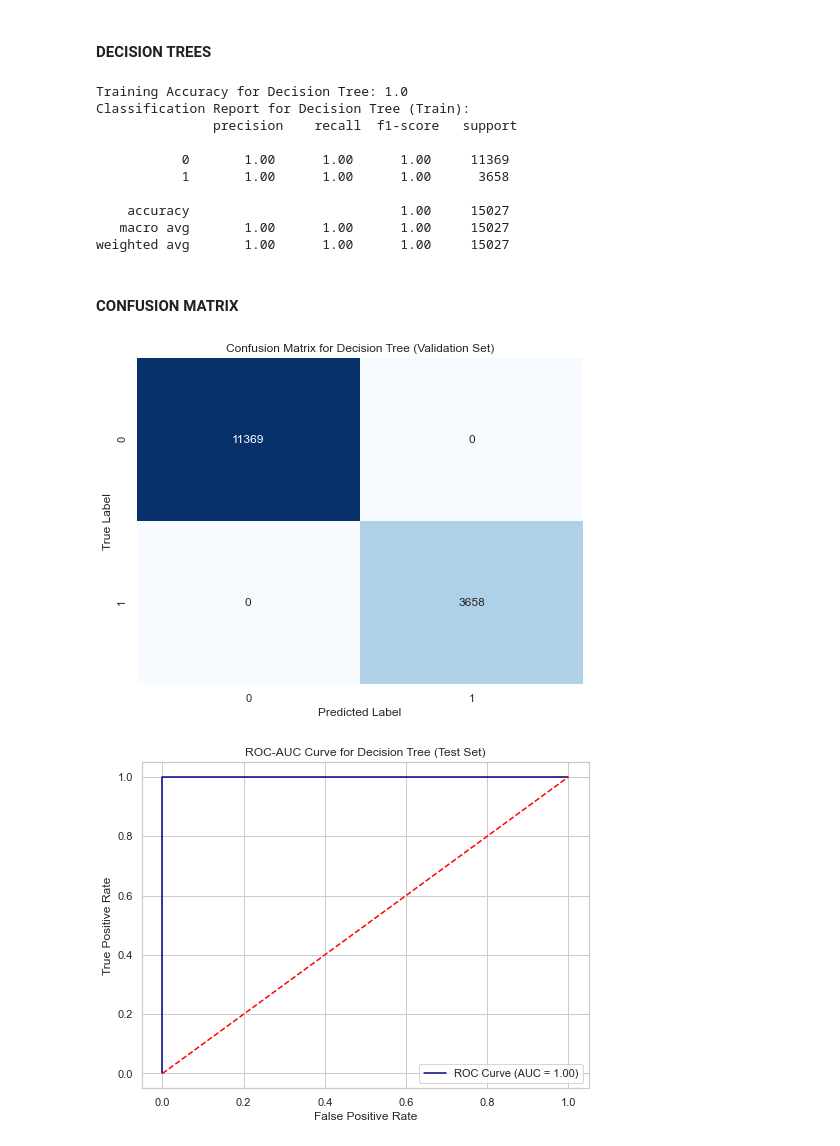
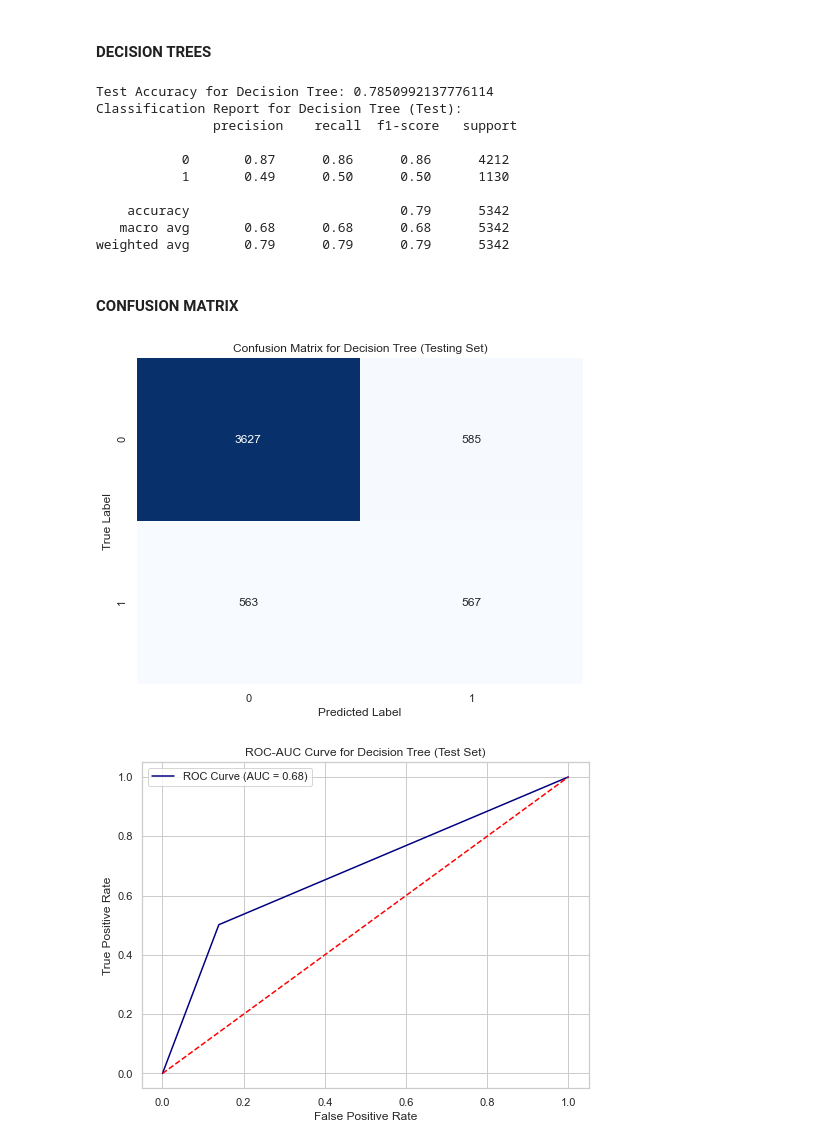
Before and after one commit to NamaembaSilali/vaccine-project, a Jupyter notebook: index.ipynb, the cells around one changed output. Cells and saved outputs as stored; diff of their text form; code cells hidden in the pictures.

Commit message:
decision trees

```diff
--- a/index.ipynb
+++ b/index.ipynb
@@ -565,40 +565,38 @@ plt.show()
 from sklearn.tree import DecisionTreeClassifier
 
 # Initialize and train the model
-decision_tree = DecisionTreeClassifier()
-decision_tree.fit(X_train, y_train_h1n1)
+dt = DecisionTreeClassifier()
+dt.fit(X_train, y_train)
 
 # Make predictions
-y_pred_train_dt = decision_tree.predict(X_train)
-y_pred_test_dt = decision_tree.predict(X_test)
+y_pred_dt = dt.predict(X_test)
 
-# Evaluate the model
-print("Training Accuracy for Decision Tree:", accuracy_score(y_train_h1n1, y_pred_train_dt))
-print("Classification Report for Decision Tree (Train):\n", classification_report(y_train_h1n1, y_pred_train_dt))
+# Evaluate the model on the test set
+print("Test Accuracy for Decision Tree:", accuracy_score(y_test, y_pred_dt))
+print("Classification Report for Decision Tree (Test):\n", classification_report(y_test, y_pred_dt))
 # %% [output]
-Training Accuracy for Decision Tree: 1.0
-Classification Report for Decision Tree (Train):
+Test Accuracy for Decision Tree: 0.7850992137776114
+Classification Report for Decision Tree (Test):
                precision    recall  f1-score   support
 
-           0       1.00      1.00      1.00     11369
-           1       1.00      1.00      1.00      3658
+           0       0.87      0.86      0.86      4212
+           1       0.49      0.50      0.50      1130
 
-    accuracy                           1.00     15027
-   macro avg       1.00      1.00      1.00     15027
-weighted avg       1.00      1.00      1.00     15027
+    accuracy                           0.79      5342
+   macro avg       0.68      0.68      0.68      5342
+weighted avg       0.79      0.79      0.79      5342
 # %% [markdown]
 #### CONFUSION MATRIX
 # %%
-# Make predictions on the validation set
-y_pred_val_dt = decision_tree.predict(X_train)
+cm_dt = confusion_matrix(y_test, y_pred_dt)
 
-# Confusion matrix for the validation set
-conf_matrix = confusion_matrix(y_train_h1n1, y_pred_val_dt)
+# Confusion matrix
+
 plt.figure(figsize=(8, 6))
-sns.heatmap(conf_matrix, annot=True, fmt="d", cmap="Blues", cbar=False)
-plt.title("Confusion Matrix for Decision Tree (Validation Set)")
+sns.heatmap(cm_dt, annot=True, fmt="d", cmap="Blues", cbar=False)
+plt.title("Confusion Matrix for Decision Tree (Testing Set)")
 plt.xlabel("Predicted Label")
 plt.ylabel("True Label")
 plt.show()
 # %% [output]
-[figure, old version]
+[figure, new version]
@@ -605,8 +605,8 @@ plt.show()
 # %%
-y_pred_proba_train_dt = decision_tree.predict_proba(X_train)[:, 1]
+y_pred_proba_dt = dt.predict_proba(X_test)[:, 1]
 #ROC-AUC Curve for the Train Set
-fpr, tpr, thresholds = roc_curve(y_train_h1n1, y_pred_proba_train_dt)
-roc_auc = roc_auc_score(y_train_h1n1, y_pred_proba_train_dt)
+fpr, tpr, thresholds = roc_curve(y_test, y_pred_proba_dt)
+roc_auc = roc_auc_score(y_test, y_pred_proba_dt)
 
 plt.figure(figsize=(8, 6))
 plt.plot(fpr, tpr, color='navy', label=f"ROC Curve (AUC = {roc_auc:.2f})")
@@ -617,4 +617,4 @@ plt.title("ROC-AUC Curve for Decision Tree (Test Set)")
 plt.legend()
 plt.show()
 # %% [output]
-[figure, old version]
+[figure, new version]
```
Also changed, not shown: parts of 4 cells of this notebook.
